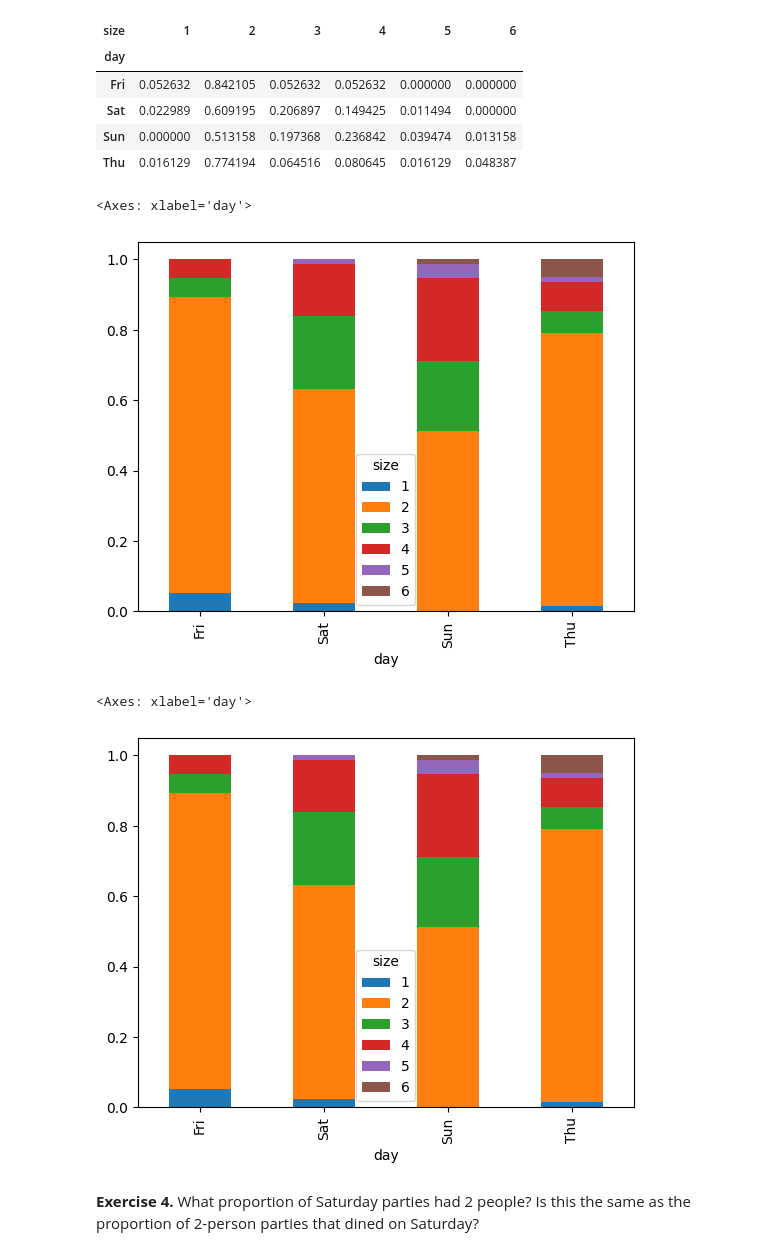
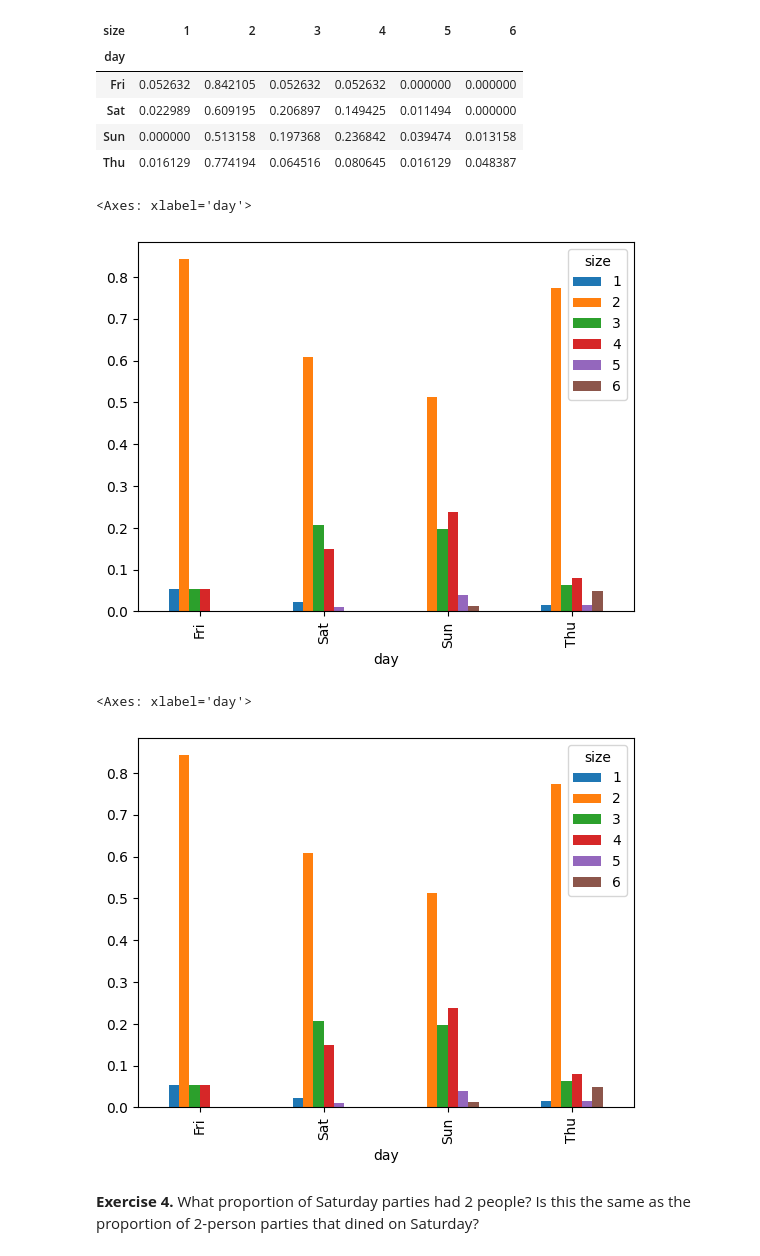
Before and after one commit to Mazrah18/CS105-DataAnaLysis, a Jupyter notebook: LABS/Lab-3/3A Relationships between Categorical Variables.ipynb, the cells around one changed output. Cells and saved outputs as stored; diff of their text form; code cells hidden in the pictures.

Commit message:
remove stacked =true in Question3

```diff
--- a/LABS/Lab-3/3A Relationships between Categorical Variables.ipynb
+++ b/LABS/Lab-3/3A Relationships between Categorical Variables.ipynb
@@ -437,18 +437,18 @@ conditional_table
 | Sun | 0.000000 | 0.513158 | 0.197368 | 0.236842 | 0.039474 | 0.013158 |
 | Thu | 0.016129 | 0.774194 | 0.064516 | 0.080645 | 0.016129 | 0.048387 |
 # %%
-(conditional_table).plot.bar(stacked=True)
+(conditional_table).plot.bar()
 # %% [output]
 <Axes: xlabel='day'>
-[figure, old version]
+[figure, new version]
 # %%
 conditional_table2= contingency_table.sum(axis=1)
 
 conditional_table2 = contingency_table.divide(conditional_table2, axis=0)
-conditional_table2.plot.bar(stacked=True)
+conditional_table2.plot.bar()
 # %% [output]
 <Axes: xlabel='day'>
-[figure, old version]
+[figure, new version]
 # %% [markdown]
 **Exercise 4.** What proportion of Saturday parties had 2 people? Is this the same as the proportion of 2-person parties that dined on Saturday?
 # %%
```
